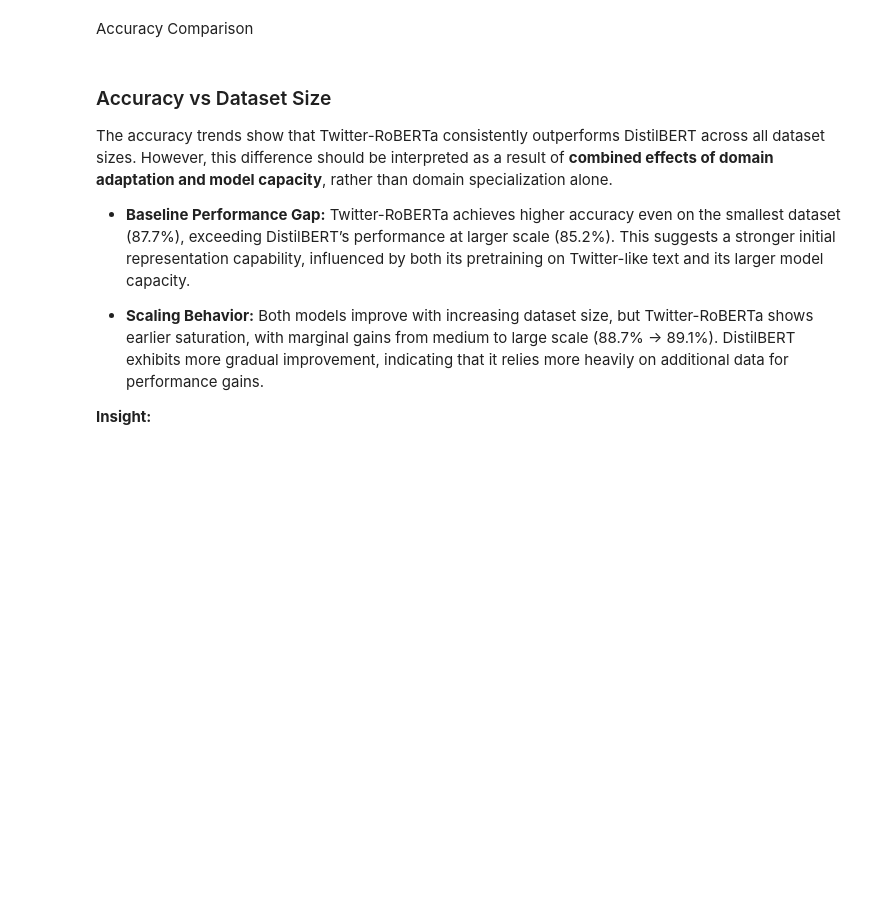
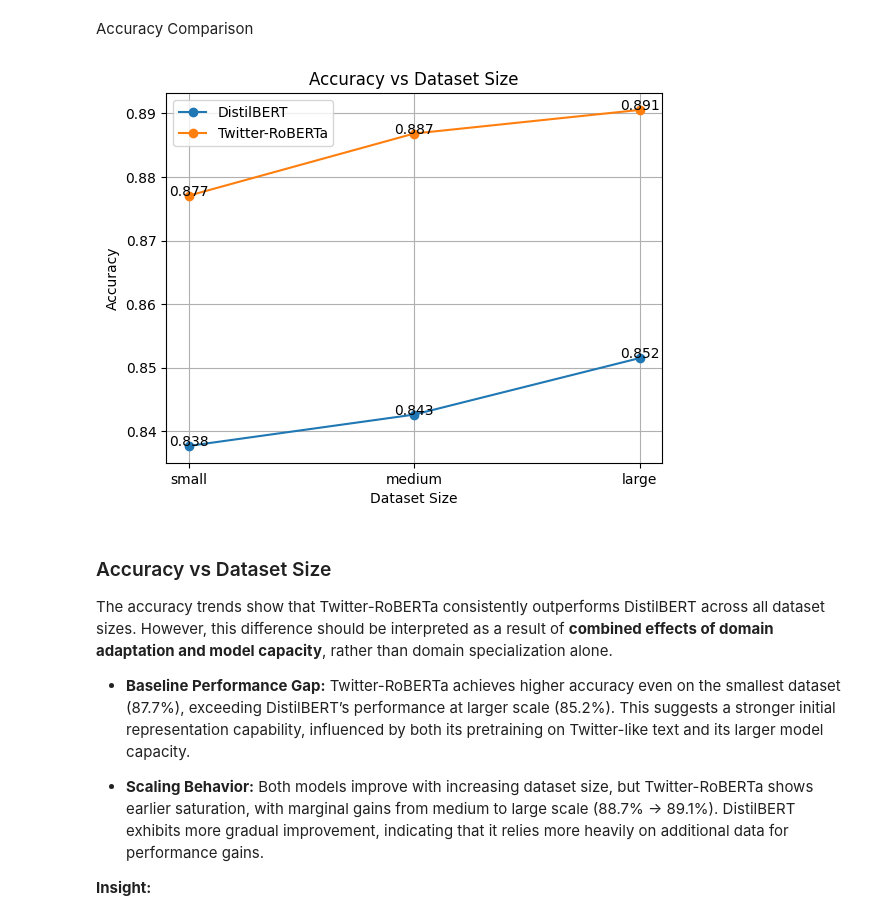
Before and after one commit to aayush-12321/Sentiment-Analysis-Project, a Jupyter notebook: twitter_roberta_experiments.ipynb, the cells around one changed output. Cells and saved outputs as stored; diff of their text form; code cells hidden in the pictures; blank space fills up the shorter version.

Commit message:
comparision between twitter_RoBERTa ans distillBERT

```diff
--- a/twitter_roberta_experiments.ipynb
+++ b/twitter_roberta_experiments.ipynb
@@ -711,16 +656,16 @@ Load Results Automatically
 # %%
-# def load_result(path):
-#     if os.path.isdir(path):
-#         path = os.path.join(path, "results.json")
+def load_result(path):
+    if os.path.isdir(path):
+        path = os.path.join(path, "results.json")
 
-#     with open(path, "r") as f:
-#         return json.load(f)
+    with open(path, "r") as f:
+        return json.load(f)
 
-# def load_all(paths):
-#     results = {}
-#     for name, path in paths.items():
-#         results[name] = load_result(path)
-#     return results
+def load_all(paths):
+    results = {}
+    for name, path in paths.items():
+        results[name] = load_result(path)
+    return results
 # %% [markdown]
 Convert to Structured Format
 # %%
@@ -748,20 +693,22 @@ Convert to Structured Format
 # %% [markdown]
 Accuracy Comparison
 # %%
-# plt.figure()
-# plt.plot(datasets, distil_acc, marker='o', label="DistilBERT")
-# plt.plot(datasets, roberta_acc, marker='o', label="Twitter-RoBERTa")
+plt.figure()
+plt.plot(datasets, distil_acc, marker='o', label="DistilBERT")
+plt.plot(datasets, roberta_acc, marker='o', label="Twitter-RoBERTa")
 
-# for i in range(len(datasets)):
-#     plt.text(i, distil_acc[i], f"{distil_acc[i]:.3f}", ha='center')
-#     plt.text(i, roberta_acc[i], f"{roberta_acc[i]:.3f}", ha='center')
+for i in range(len(datasets)):
+    plt.text(i, distil_acc[i], f"{distil_acc[i]:.3f}", ha='center')
+    plt.text(i, roberta_acc[i], f"{roberta_acc[i]:.3f}", ha='center')
 
-# plt.xlabel("Dataset Size")
-# plt.ylabel("Accuracy")
-# plt.title("Accuracy vs Dataset Size")
-# plt.legend()
-# plt.grid()
-# plt.show()
+plt.xlabel("Dataset Size")
+plt.ylabel("Accuracy")
+plt.title("Accuracy vs Dataset Size")
+plt.legend()
+plt.grid()
+plt.show()
+# %% [output]
+[figure, added]
 # %% [markdown]
 ### Accuracy vs Dataset Size
 
```
Also changed, not shown: parts of 39 cells of this notebook.
